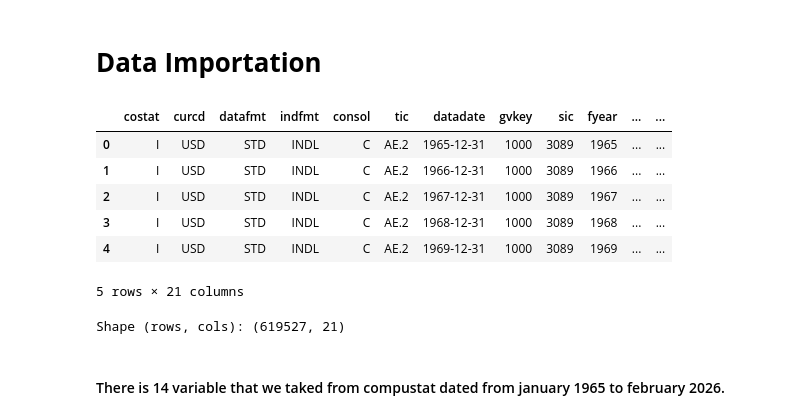
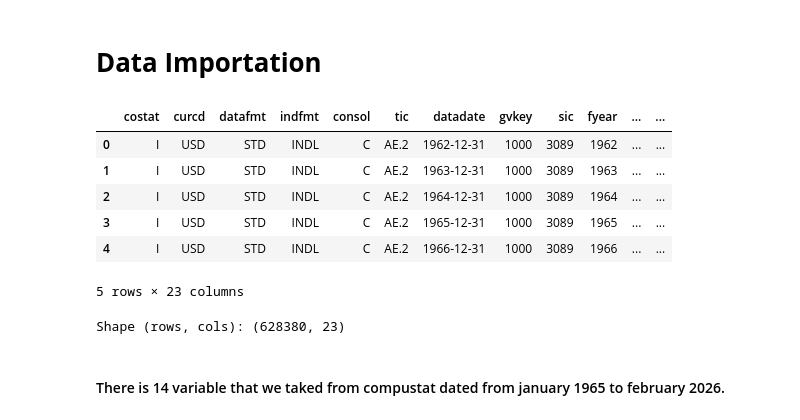
Before and after one commit to NguQLT/Applied-Corporate-Finance-Homework-2, a Jupyter notebook: HW1.ipynb, the cells around one changed output. Saved outputs shown, nothing was run; the diff lists cells and outputs as text; code cells hidden in the pictures.

```diff
--- a/HW1.ipynb
+++ b/HW1.ipynb
@@ -20,22 +20,22 @@ from collections import defaultdict
 # **Data Importation**
 # %%
 # Load the dataset
-data = pd.read_csv("Data preparation.csv")
+data = pd.read_csv("Data Annual.csv")
 
 # Dataset dimensions
 display(data.head())
 
 # Nombre total de lignes et colonnes
 print("Shape (rows, cols):", data.shape)
 # %% [output]
 |  | costat | curcd | datafmt | indfmt | consol | tic | datadate | gvkey | sic | fyear | ... | ... |
-| 0 | I | USD | STD | INDL | C | AE.2 | 1965-12-31 | 1000 | 3089 | 1965 | ... | ... |
-| 1 | I | USD | STD | INDL | C | AE.2 | 1966-12-31 | 1000 | 3089 | 1966 | ... | ... |
-| 2 | I | USD | STD | INDL | C | AE.2 | 1967-12-31 | 1000 | 3089 | 1967 | ... | ... |
-| 3 | I | USD | STD | INDL | C | AE.2 | 1968-12-31 | 1000 | 3089 | 1968 | ... | ... |
-| 4 | I | USD | STD | INDL | C | AE.2 | 1969-12-31 | 1000 | 3089 | 1969 | ... | ... |
+| 0 | I | USD | STD | INDL | C | AE.2 | 1962-12-31 | 1000 | 3089 | 1962 | ... | ... |
+| 1 | I | USD | STD | INDL | C | AE.2 | 1963-12-31 | 1000 | 3089 | 1963 | ... | ... |
+| 2 | I | USD | STD | INDL | C | AE.2 | 1964-12-31 | 1000 | 3089 | 1964 | ... | ... |
+| 3 | I | USD | STD | INDL | C | AE.2 | 1965-12-31 | 1000 | 3089 | 1965 | ... | ... |
+| 4 | I | USD | STD | INDL | C | AE.2 | 1966-12-31 | 1000 | 3089 | 1966 | ... | ... |
-5 rows × 21 columns
+5 rows × 23 columns
-Shape (rows, cols): (619527, 21)
+Shape (rows, cols): (628380, 23)
 # %% [markdown]
 #### There is 14 variable that we taked from compustat dated from january 1965 to february 2026.
 # %% [markdown]
```
Also changed, not shown: parts of 24 cells of this notebook, 5 other files.
